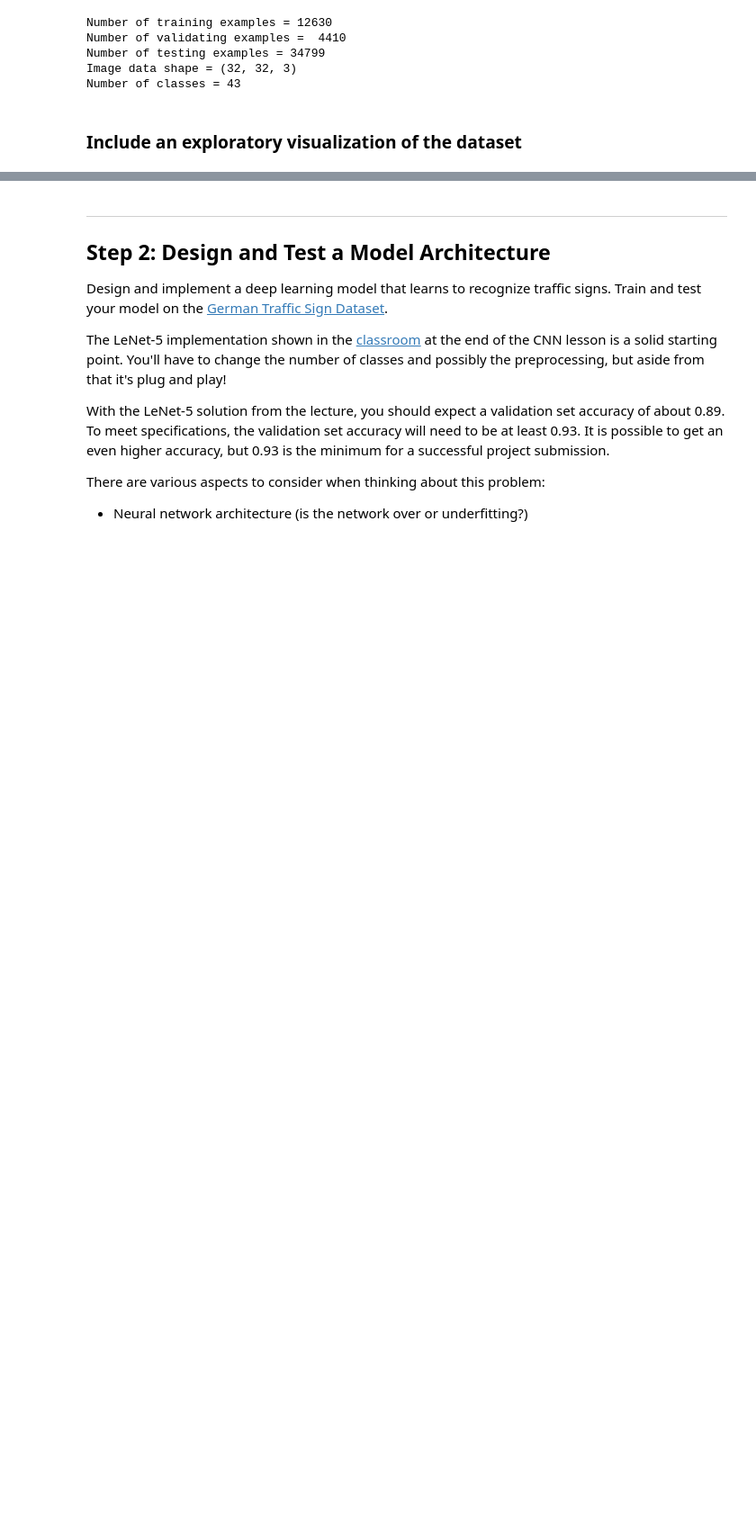
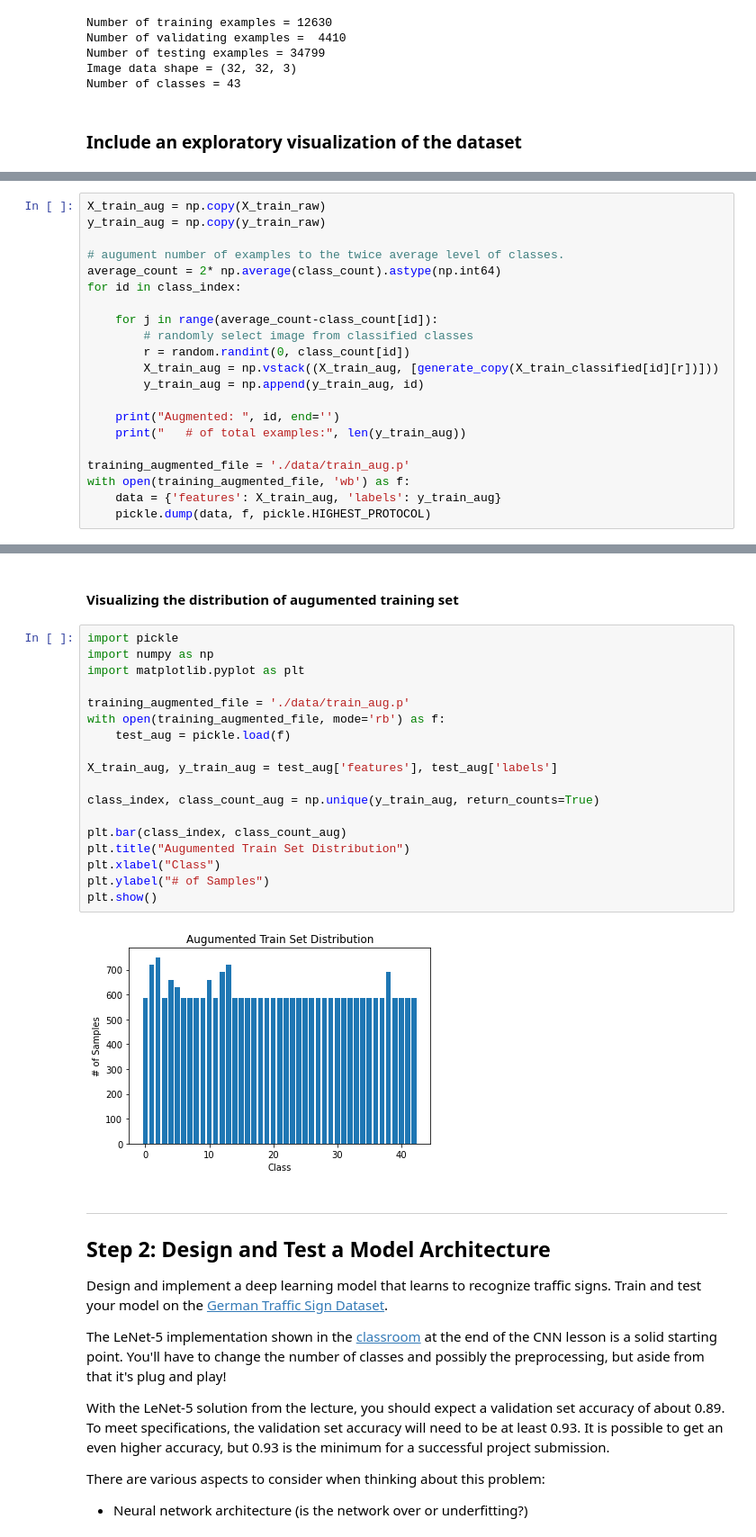
Before and after one commit to ssh199898/CarND-Traffic-Sign-Classifier, a Jupyter notebook: Traffic_Sign_Classifier.ipynb, the cells around one changed output, grey strips where cells are left out. Shown at 90% size. Saved outputs shown, nothing was run; the diff lists cells and outputs as text; blank space fills up the shorter version.

```diff
--- a/Traffic_Sign_Classifier.ipynb
+++ b/Traffic_Sign_Classifier.ipynb
@@ -114,0 +143,21 @@ plt.show()
+# %%
+X_train_aug = np.copy(X_train_raw)
+y_train_aug = np.copy(y_train_raw)
+
+# augument number of examples to the twice average level of classes.
+average_count = 2* np.average(class_count).astype(np.int64)
+for id in class_index:
+
+    for j in range(average_count-class_count[id]):
+        # randomly select image from classified classes
+        r = random.randint(0, class_count[id])
+        X_train_aug = np.vstack((X_train_aug, [generate_copy(X_train_classified[id][r])]))
+        y_train_aug = np.append(y_train_aug, id)
+
+    print("Augmented: ", id, end='')
+    print("   # of total examples:", len(y_train_aug))
+
+training_augmented_file = './data/train_aug.p'
+with open(training_augmented_file, 'wb') as f:
+    data = {'features': X_train_aug, 'labels': y_train_aug}
+    pickle.dump(data, f, pickle.HIGHEST_PROTOCOL)
@@ -115,3 +182,25 @@ plt.show()
+# %% [markdown]
+#### Visualizing the distribution of augumented training set
+# %%
+import pickle
+import numpy as np
+import matplotlib.pyplot as plt
+
+training_augmented_file = './data/train_aug.p'
+with open(training_augmented_file, mode='rb') as f:
+    test_aug = pickle.load(f)
+
+X_train_aug, y_train_aug = test_aug['features'], test_aug['labels']
+
+class_index, class_count_aug = np.unique(y_train_aug, return_counts=True)
+
+plt.bar(class_index, class_count_aug)
+plt.title("Augumented Train Set Distribution")
+plt.xlabel("Class")
+plt.ylabel("# of Samples")
+plt.show()
+# %% [output]
+[figure, added]
 # %% [markdown]
 ----
 
```
Also changed, not shown: parts of 38 cells of this notebook, 25 other files.
